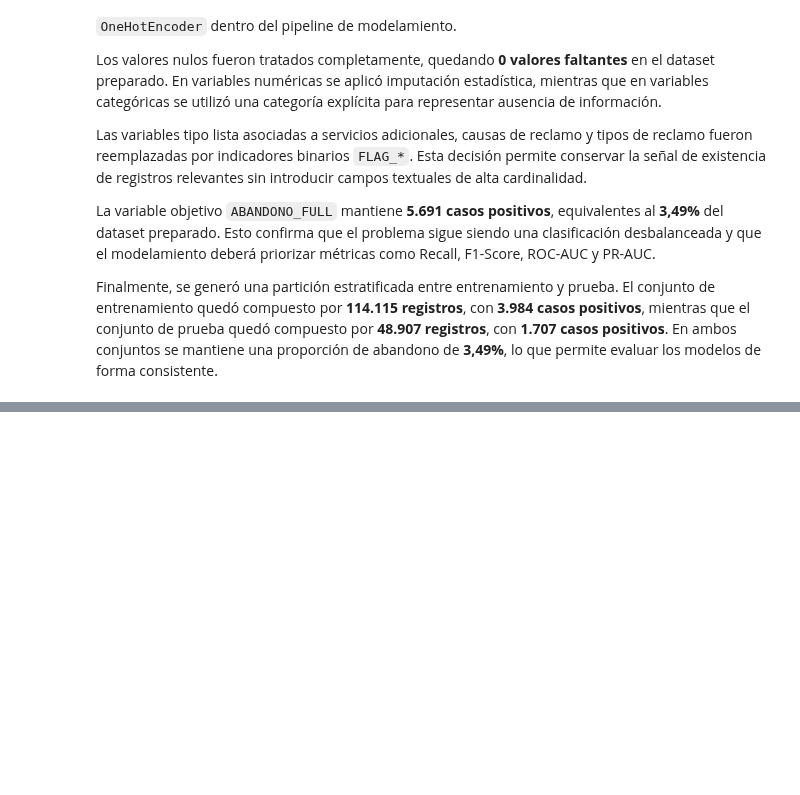
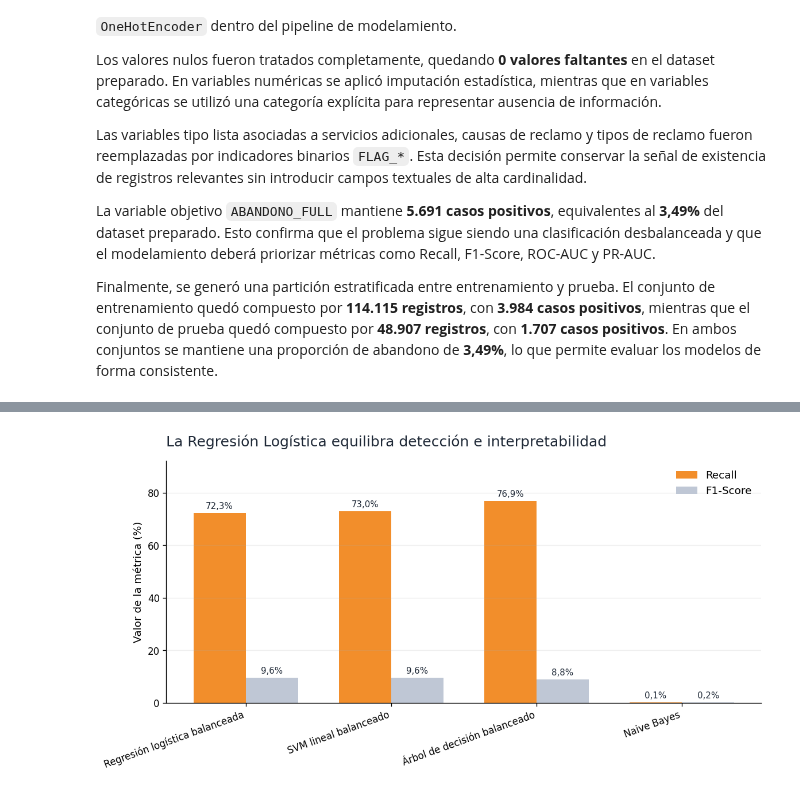
Before and after one commit to flecaros84/datamining_ep03, a Jupyter notebook: EP03.ipynb, the cells around one changed output, grey strips where cells are left out. Saved outputs shown, nothing was run; the diff lists cells and outputs as text; code cells hidden in the pictures; blank space fills up the shorter version.

```diff
--- a/EP03.ipynb
+++ b/EP03.ipynb
@@ -1958,0 +2564,96 @@ Finalmente, el modelo debería recalibrarse periódicamente con datos nuevos, in
+# %%
+# ============================================================
+# ANEXOS PARA PRESENTACIÓN
+# Código 6: Comparación ejecutiva de modelos supervisados
+# ============================================================
+
+# Carga segura de resultados supervisados
+try:
+    resultados_supervisados_df
+except NameError:
+    ruta_resultados = "data/processed/resultados_modelos_supervisados.csv"
+    resultados_supervisados_df = pd.read_csv(ruta_resultados, encoding="utf-8-sig")
+
+# Selección de métricas clave para presentación
+comparacion_modelos = resultados_supervisados_df[[
+    "modelo",
+    "recall",
+    "precision",
+    "f1_score",
+    "roc_auc",
+    "pr_auc"
+]].copy()
+
+# Pasar a porcentaje donde corresponde
+for col in ["recall", "precision", "f1_score", "pr_auc"]:
+    comparacion_modelos[col] = (comparacion_modelos[col] * 100).round(2)
+
+comparacion_modelos["roc_auc"] = comparacion_modelos["roc_auc"].round(3)
+
+comparacion_modelos = comparacion_modelos.sort_values("f1_score", ascending=False)
+
+display(comparacion_modelos)
+
+# Gráfico principal: Recall vs F1-Score
+modelos = comparacion_modelos["modelo"]
+recall = comparacion_modelos["recall"]
+f1 = comparacion_modelos["f1_score"]
+
+x = np.arange(len(modelos))
+width = 0.36
+
+plt.figure(figsize=(10, 5.2))
+
+bars_recall = plt.bar(
+    x - width / 2,
+    recall,
+    width,
+    label="Recall",
+    color=COLOR_ACENTO
+)
+
+bars_f1 = plt.bar(
+    x + width / 2,
+    f1,
+    width,
+    label="F1-Score",
+    color=COLOR_BASE
+)
+
+plt.title(
+    "La Regresión Logística equilibra detección e interpretabilidad",
+    loc="left",
+    color=COLOR_TEXTO,
+    pad=15
+)
+
+plt.ylabel("Valor de la métrica (%)")
+plt.xlabel("")
+plt.xticks(
+    x,
+    modelos,
+    rotation=20,
+    ha="right"
+)
+
+plt.ylim(0, max(recall.max(), f1.max()) * 1.20)
+
+# Etiquetas directas
+for bars in [bars_recall, bars_f1]:
+    for bar in bars:
+        valor = bar.get_height()
+        plt.text(
+            bar.get_x() + bar.get_width() / 2,
+            valor + 1,
+            f"{valor:.1f}%".replace(".", ","),
+            ha="center",
+            va="bottom",
+            fontsize=9,
+            color=COLOR_TEXTO
+        )
+
+plt.legend(frameon=False)
+plt.grid(axis="y", alpha=0.2)
+
+guardar_grafico("05_comparacion_modelos_supervisados.png")
+# %% [output]
@@ -1958,0 +2665 @@ Finalmente, el modelo debería recalibrarse periódicamente con datos nuevos, in
+[figure, added]
```
Also changed, not shown: parts of 27 cells of this notebook, 3 other files.
